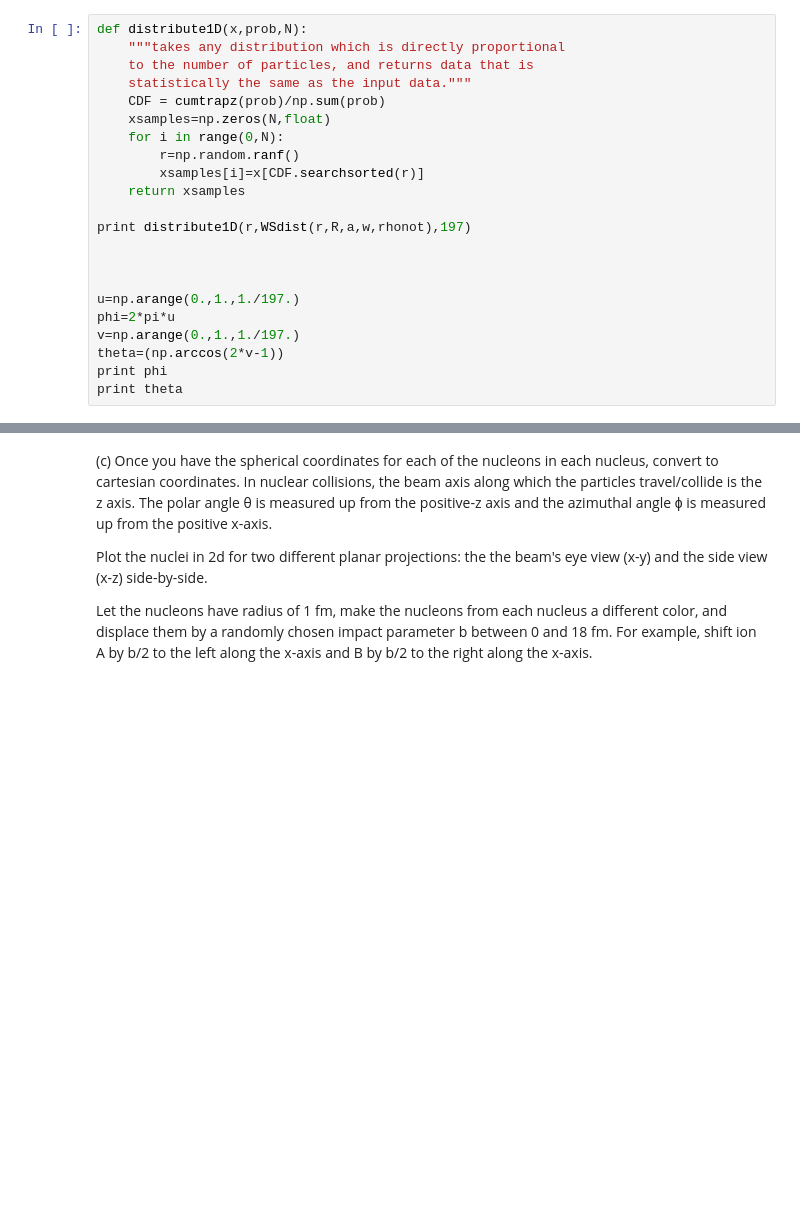
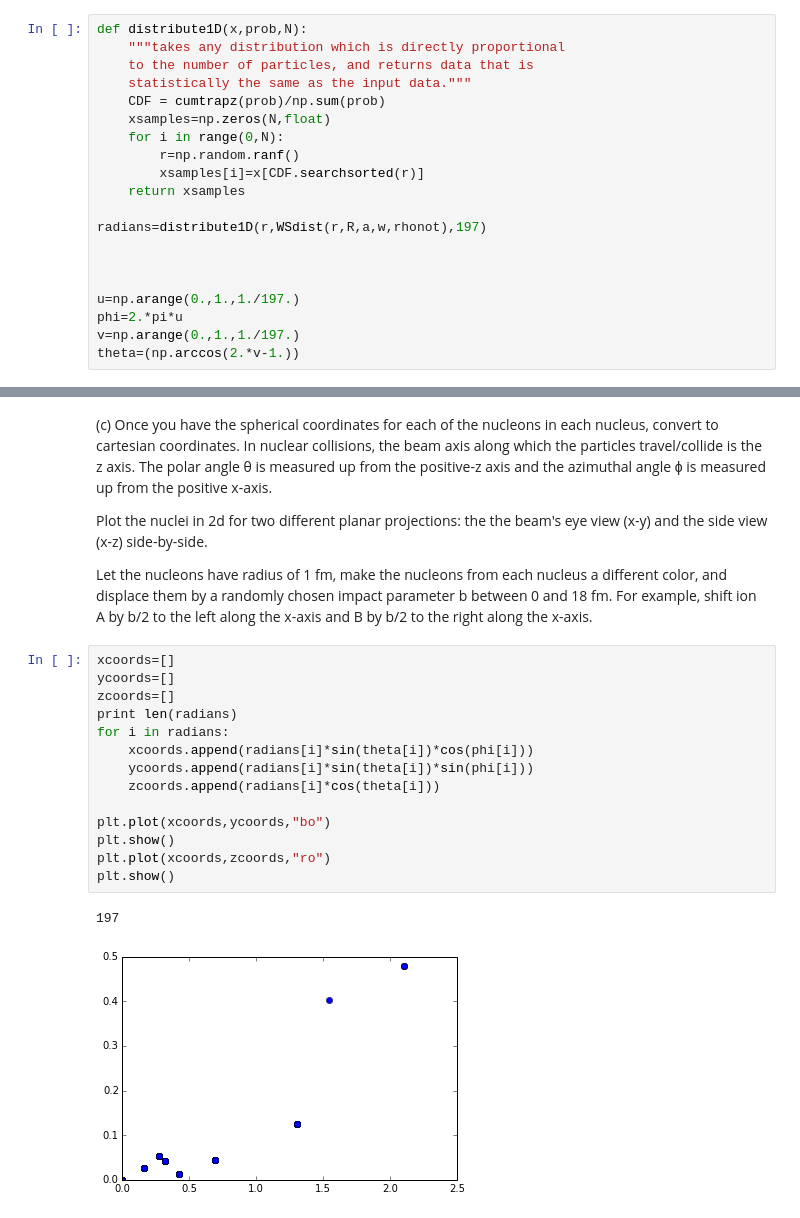
Before and after one commit to znlevine/PHYS202-S14, a Jupyter notebook: SciPy/RandomAndMCExercises.ipynb, the cells around one changed output, grey strips where cells are left out. Saved outputs shown, nothing was run; the diff lists cells and outputs as text; blank space fills up the shorter version.

```diff
--- a/SciPy/RandomAndMCExercises.ipynb
+++ b/SciPy/RandomAndMCExercises.ipynb
@@ -227,13 +227,11 @@ def distribute1D(x,prob,N):
         xsamples[i]=x[CDF.searchsorted(r)]
     return xsamples
 
-print distribute1D(r,WSdist(r,R,a,w,rhonot),197)
+radians=distribute1D(r,WSdist(r,R,a,w,rhonot),197)
 
 
 
 u=np.arange(0.,1.,1./197.)
-phi=2*pi*u
+phi=2.*pi*u
 v=np.arange(0.,1.,1./197.)
-theta=(np.arccos(2*v-1))
-print phi
-print theta
+theta=(np.arccos(2.*v-1.))
@@ -261,3 +241,20 @@ print theta
 Plot the nuclei in 2d for two different planar projections: the the beam's eye view (x-y) and the side view (x-z) side-by-side.
 
 Let the nucleons have radius of 1 fm, make the nucleons from each nucleus a different color, and displace them by a randomly chosen impact parameter b between 0 and 18 fm. For example, shift ion A by b/2 to the left along the x-axis and B by b/2 to the right along the x-axis.
+# %%
+xcoords=[]
+ycoords=[]
+zcoords=[]
+print len(radians)
+for i in radians:
+    xcoords.append(radians[i]*sin(theta[i])*cos(phi[i]))
+    ycoords.append(radians[i]*sin(theta[i])*sin(phi[i]))
+    zcoords.append(radians[i]*cos(theta[i]))
+
+plt.plot(xcoords,ycoords,"bo")
+plt.show()
+plt.plot(xcoords,zcoords,"ro")
+plt.show()
+# %% [output]
+197
+[figure, added]
```
Also changed, not shown: parts of 7 cells of this notebook.
